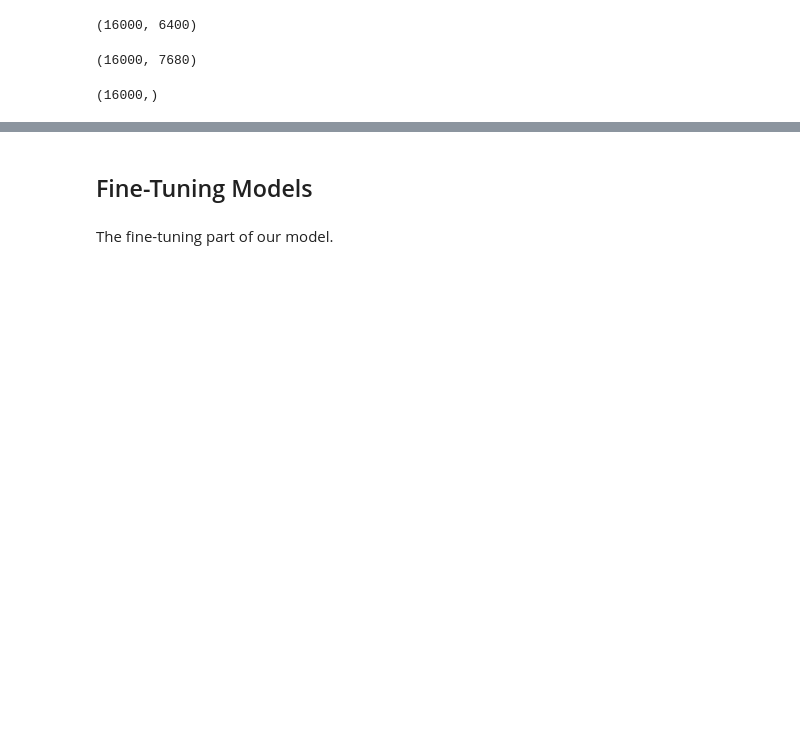
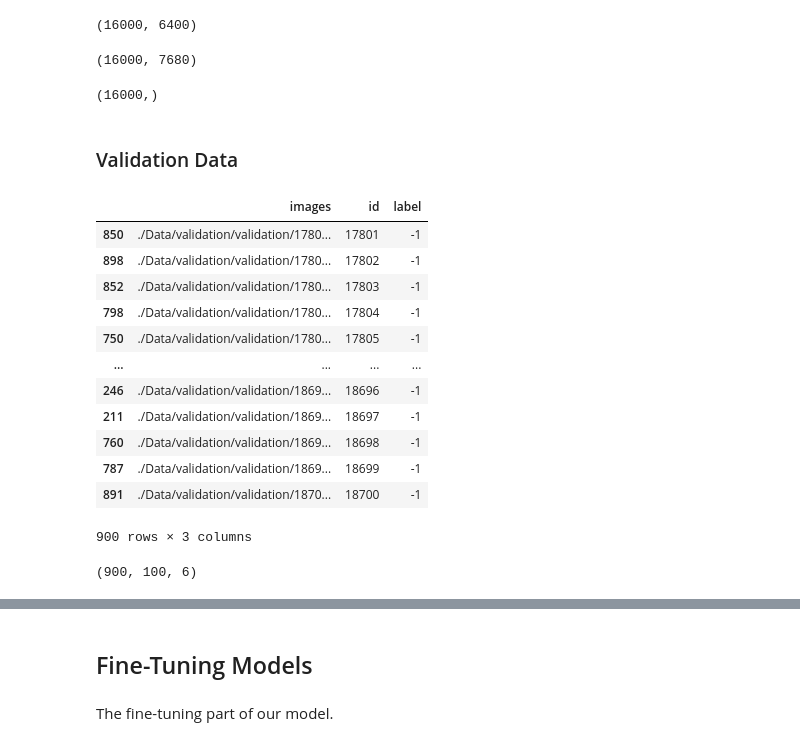
Before and after one commit to RishiDarkDevil/Document-Classification, a Jupyter notebook: EfficientNet-kPiece-Model.ipynb, the cells around one changed output, grey strips where cells are left out. Cells and saved outputs as stored; diff of their text form; code cells hidden in the pictures; blank space fills up the shorter version.

```diff
--- a/EfficientNet-kPiece-Model.ipynb
+++ b/EfficientNet-kPiece-Model.ipynb
@@ -327,3 +325,30 @@ fine_tune_labels = labels['label'].to_numpy()
 fine_tune_labels.shape
 # %% [output]
 (16000,)
+# %% [markdown]
+### Validation Data
+# %%
+validation_data = pd.DataFrame({'images':['./Data/validation/validation/'+name for name in os.listdir('./Data/validation/validation/')]})
+validation_data['id'] = [name.split('.')[0] for name in os.listdir('./Data/validation/validation/')]
+validation_data['label'] = -1 # Simply added to prevent re-writing code
+validation_data.sort_values(by=['id'], inplace=True)
+validation_data
+# %% [output]
+|  | images | id | label |
+| 850 | ./Data/validation/validation/1780... | 17801 | -1 |
+| 898 | ./Data/validation/validation/1780... | 17802 | -1 |
+| 852 | ./Data/validation/validation/1780... | 17803 | -1 |
+| 798 | ./Data/validation/validation/1780... | 17804 | -1 |
+| 750 | ./Data/validation/validation/1780... | 17805 | -1 |
+| ... | ... | ... | ... |
+| 246 | ./Data/validation/validation/1869... | 18696 | -1 |
+| 211 | ./Data/validation/validation/1869... | 18697 | -1 |
+| 760 | ./Data/validation/validation/1869... | 18698 | -1 |
+| 787 | ./Data/validation/validation/1869... | 18699 | -1 |
+| 891 | ./Data/validation/validation/1870... | 18700 | -1 |
+900 rows × 3 columns
+# %%
+roi_info_validation = np.load('./Data/ROI-Extractions/validation/validation_roi_viz.npy')
+roi_info_validation.shape
+# %% [output]
+(900, 100, 6)
```
Also changed, not shown: parts of 36 cells of this notebook.
